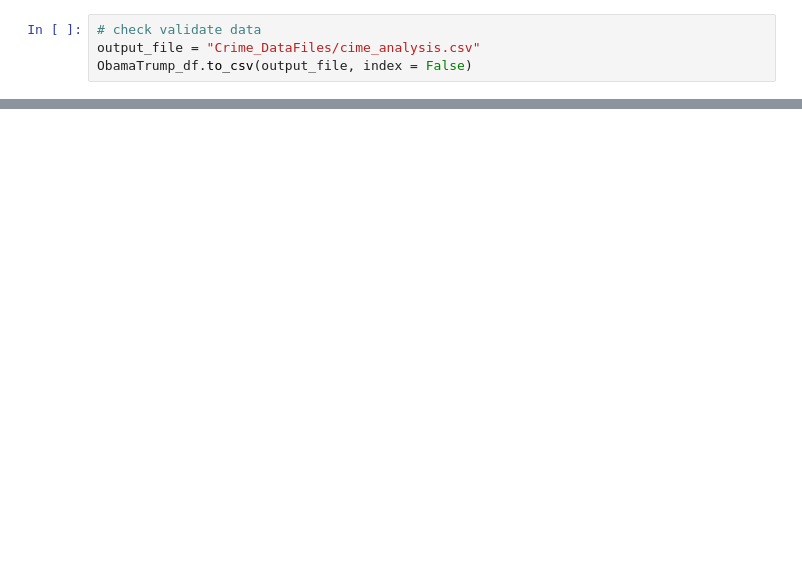
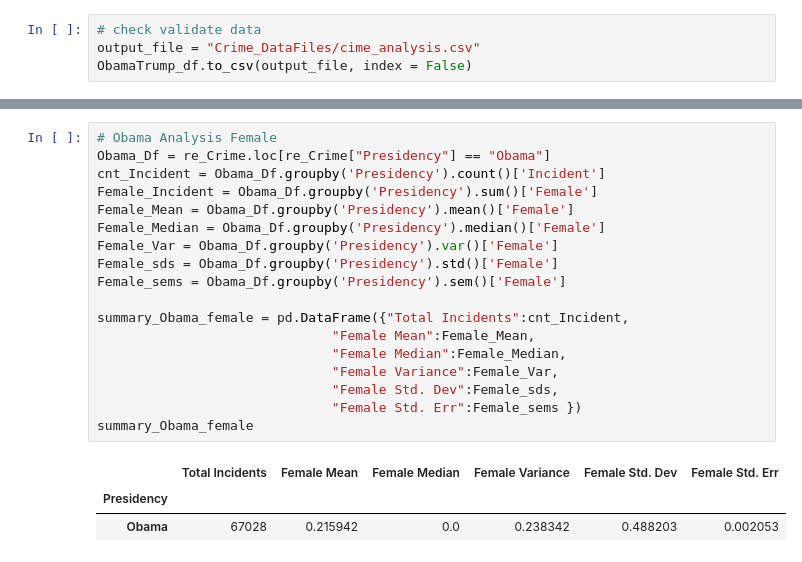
Before and after one commit to KimchiKoala/UCI-Project-1_Group8, a Jupyter notebook: Crime_Data.ipynb, the cells around one changed output, grey strips where cells are left out. Drawn from its saved outputs; the diff is of its cells as text; blank space fills up the shorter version.

```diff
--- a/Crime_Data.ipynb
+++ b/Crime_Data.ipynb
@@ -148,0 +269,22 @@ Name: Incident, dtype: int64
+# %%
+# Obama Analysis Female
+Obama_Df = re_Crime.loc[re_Crime["Presidency"] == "Obama"]
+cnt_Incident = Obama_Df.groupby('Presidency').count()['Incident']
+Female_Incident = Obama_Df.groupby('Presidency').sum()['Female']
+Female_Mean = Obama_Df.groupby('Presidency').mean()['Female']
+Female_Median = Obama_Df.groupby('Presidency').median()['Female']
+Female_Var = Obama_Df.groupby('Presidency').var()['Female']
+Female_sds = Obama_Df.groupby('Presidency').std()['Female']
+Female_sems = Obama_Df.groupby('Presidency').sem()['Female']
+
+summary_Obama_female = pd.DataFrame({"Total Incidents":cnt_Incident,
+                              "Female Mean":Female_Mean,
+                              "Female Median":Female_Median,
+                              "Female Variance":Female_Var,
+                              "Female Std. Dev":Female_sds,
+                              "Female Std. Err":Female_sems })
+summary_Obama_female
+# %% [output]
+|  | Total Incidents | Female Mean | Female Median | Female Variance | Female Std. Dev | Female Std. Err |
+| Presidency |  |  |  |  |  |  |
+| Obama | 67028 | 0.215942 | 0.0 | 0.238342 | 0.488203 | 0.002053 |
```
Also changed, not shown: parts of 17 cells of this notebook, 1 other file.
